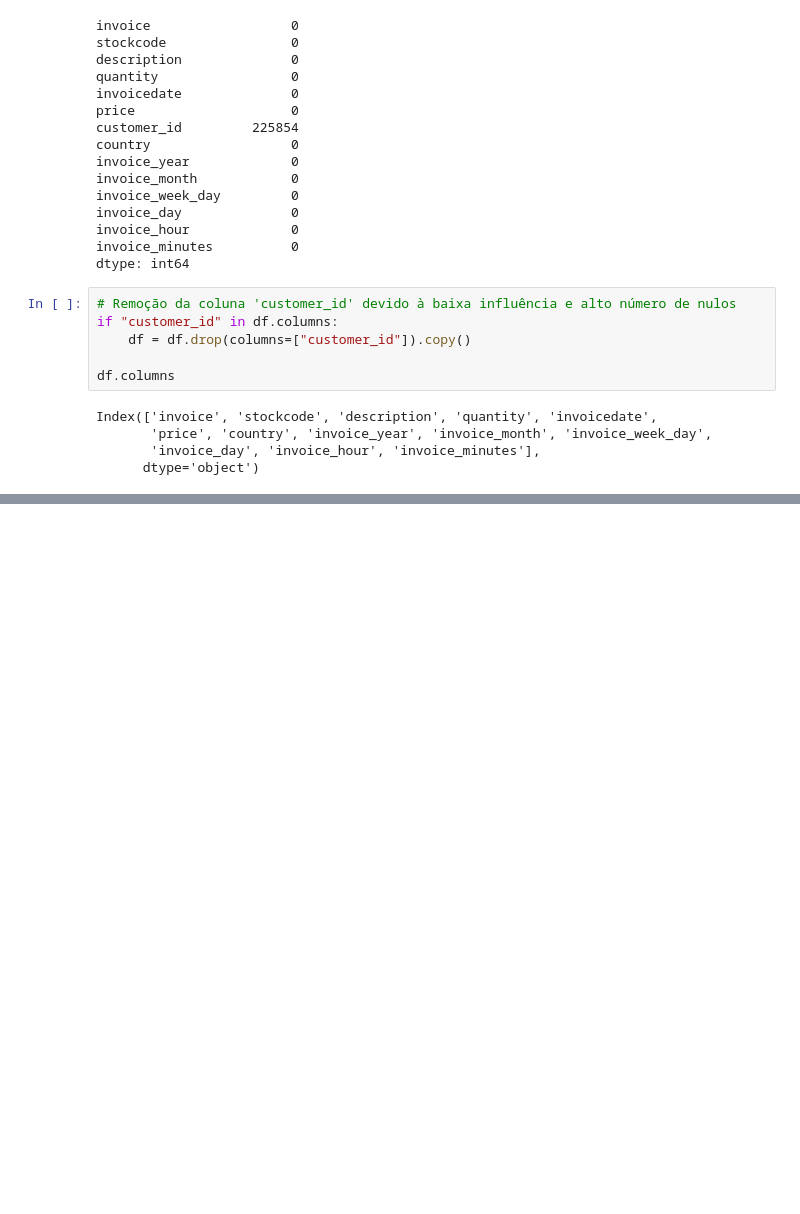
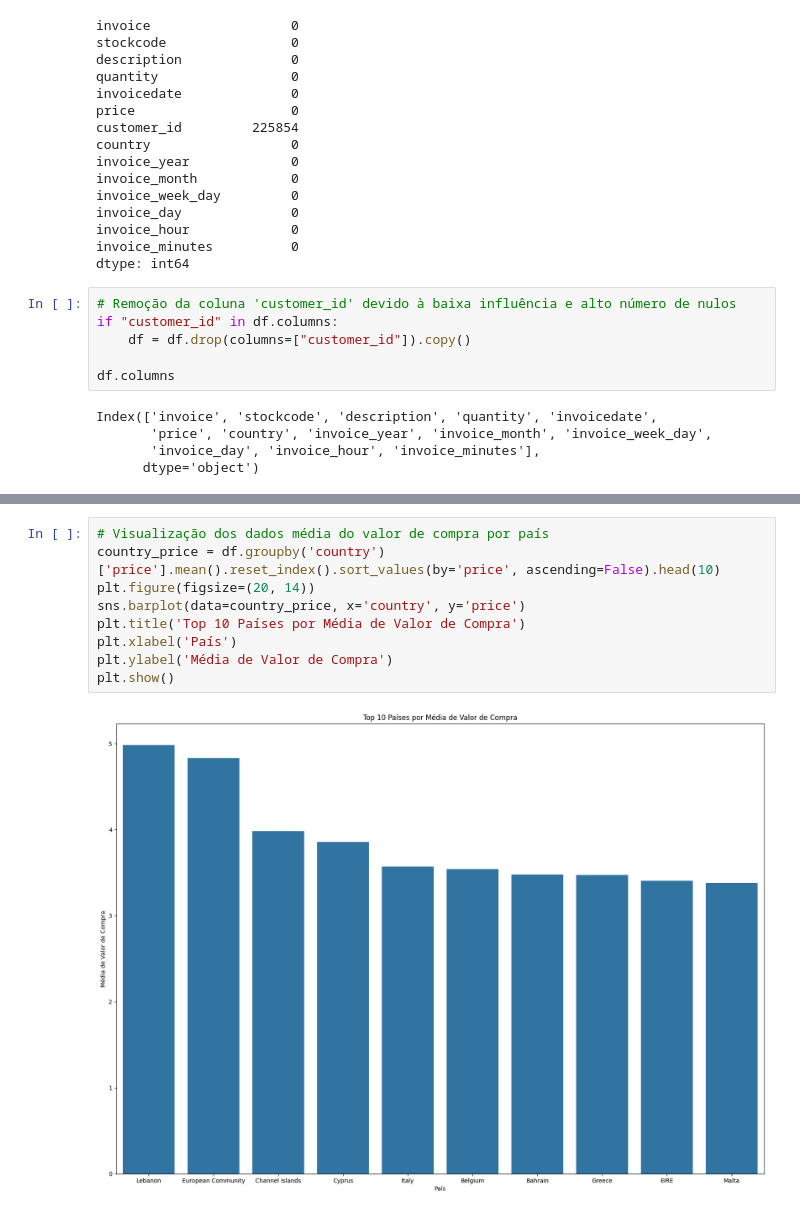
Before and after one commit to HugoSantos14/retail-e-commerce-data, a Jupyter notebook: notebooks/retail_eda.ipynb, the cells around one changed output, grey strips where cells are left out. Saved outputs shown, nothing was run; the diff lists cells and outputs as text; blank space fills up the shorter version.

```diff
--- a/notebooks/retail_eda.ipynb
+++ b/notebooks/retail_eda.ipynb
@@ -141,0 +209,11 @@ Index(['invoice', 'stockcode', 'description', 'quantity', 'invoicedate',
+# %%
+# Visualização dos dados média do valor de compra por país
+country_price = df.groupby('country')['price'].mean().reset_index().sort_values(by='price', ascending=False).head(10)
+plt.figure(figsize=(20, 14))
+sns.barplot(data=country_price, x='country', y='price')
+plt.title('Top 10 Países por Média de Valor de Compra')
+plt.xlabel('País')
+plt.ylabel('Média de Valor de Compra')
+plt.show()
+# %% [output]
+[figure, added]
```
Also changed, not shown: parts of 8 cells of this notebook.
